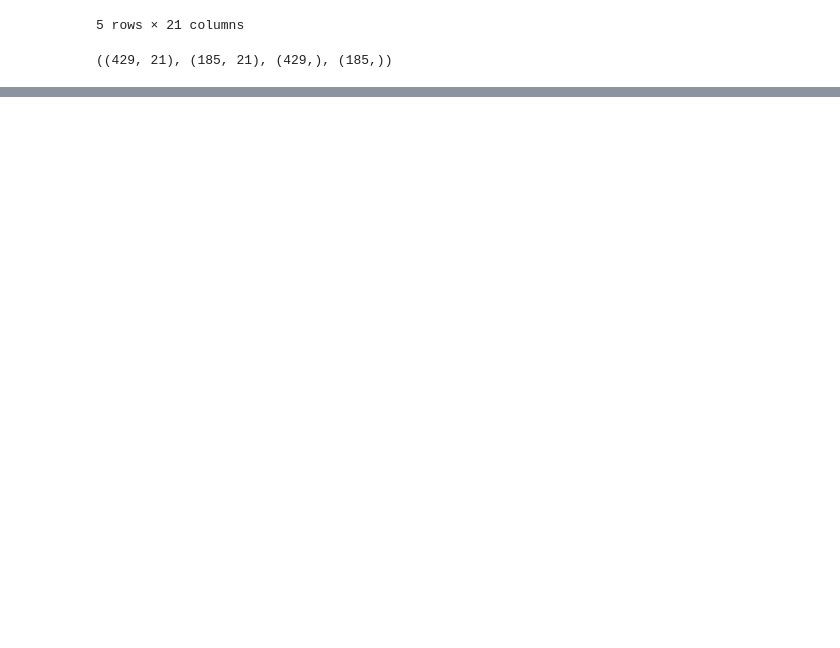
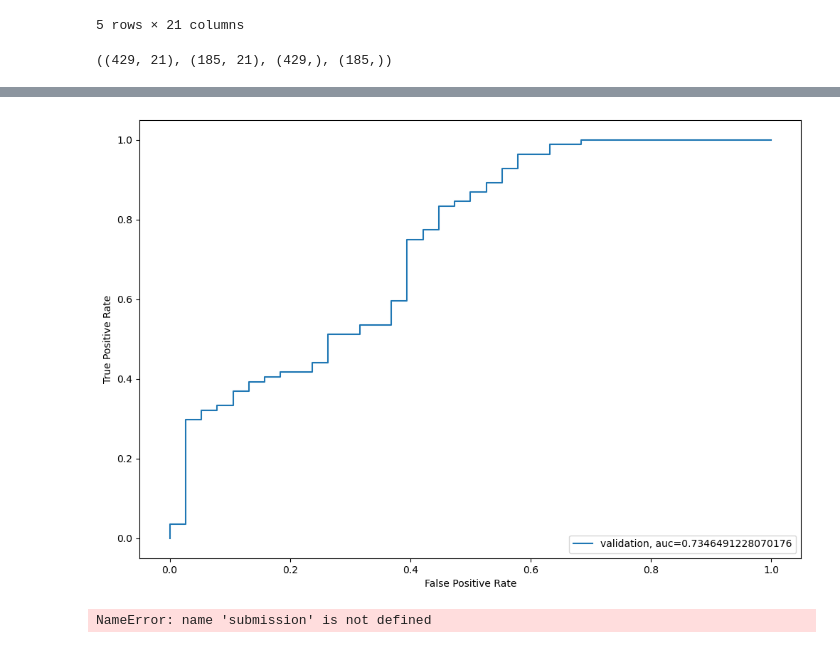
Before and after one commit to akhnasj/predictive-modelling-for-loan-approval, a Jupyter notebook: PMLA.ipynb, the cells around one changed output, grey strips where cells are left out. Saved outputs shown, nothing was run; the diff lists cells and outputs as text; code cells hidden in the pictures; blank space fills up the shorter version.

```diff
--- a/PMLA.ipynb
+++ b/PMLA.ipynb
@@ -703,0 +754,3 @@ from sklearn.metrics import accuracy_score
+# %%
+# make prediction on test set
+pred_test = model.predict(test)
@@ -703,0 +792,31 @@ from sklearn.metrics import accuracy_score
+# %%
+# stratified 5 folds, shuffle each stratification of the data before splitting into batches
+
+mean_accuracy = []
+i = 1
+kf = StratifiedKFold(n_splits=5, random_state=1, shuffle=True)
+
+for train_index, test_index in kf.split(X, y):
+    print('\n{} of kfold {}'.format(i, kf.n_splits))
+    xtr, xvl = X.loc[train_index], X.loc[test_index]
+    ytr, yvl = y[train_index], y[test_index]
+
+    model = LogisticRegression(random_state=1)
+    model.fit(xtr, ytr)
+    pred_test = model.predict(xvl)
+    score = accuracy_score(yvl, pred_test)
+    mean_accuracy.append(score)
+    print('accuracy_score', score)
+    i+=1
+
+print("\nMean validation accuracy: ", sum(mean_accuracy)/len(mean_accuracy))
+
+
+# make prediction on test set
+pred_test = model.predict(test)
+
+
+# calculate probability estimates of loan approval
+# column 0 is the probability for class 0 and column 1 is the probability for class 1
+# probability of loan default = 1 - model.predict_proba(test)[:,1]
+pred = model.predict_proba(xvl)[:,1]
@@ -703,0 +857,18 @@ from sklearn.metrics import accuracy_score
+# %%
+# visualize ROC curve
+from sklearn import metrics
+fpr, tpr, _ = metrics.roc_curve(yvl,  pred)
+auc = metrics.roc_auc_score(yvl, pred)
+plt.figure(figsize=(12,8))
+plt.plot(fpr,tpr,label="validation, auc="+str(auc))
+plt.xlabel('False Positive Rate')
+plt.ylabel('True Positive Rate')
+plt.legend(loc=4)
+plt.show()
+# %% [output]
+[figure, added]
+# %%
+submission['Loan_Status'] = pred_test
+submission['Loan_ID'] = test_original['Loan_ID']
+# %% [output]
+NameError: name 'submission' is not defined
```
Also changed, not shown: parts of 14 cells of this notebook, 4 other files.
